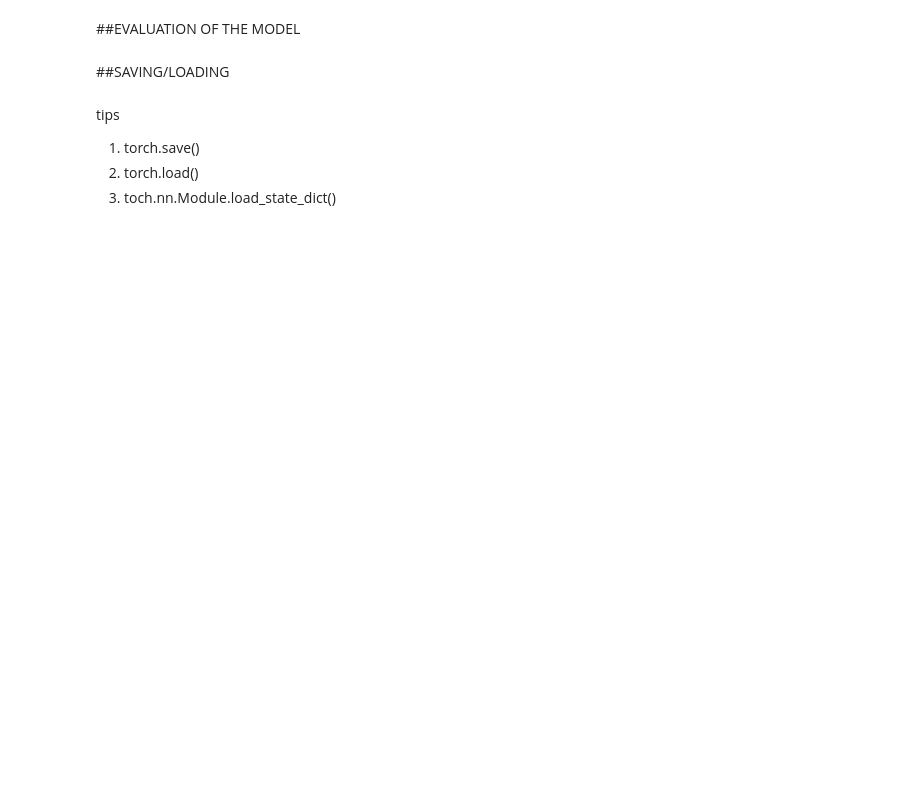
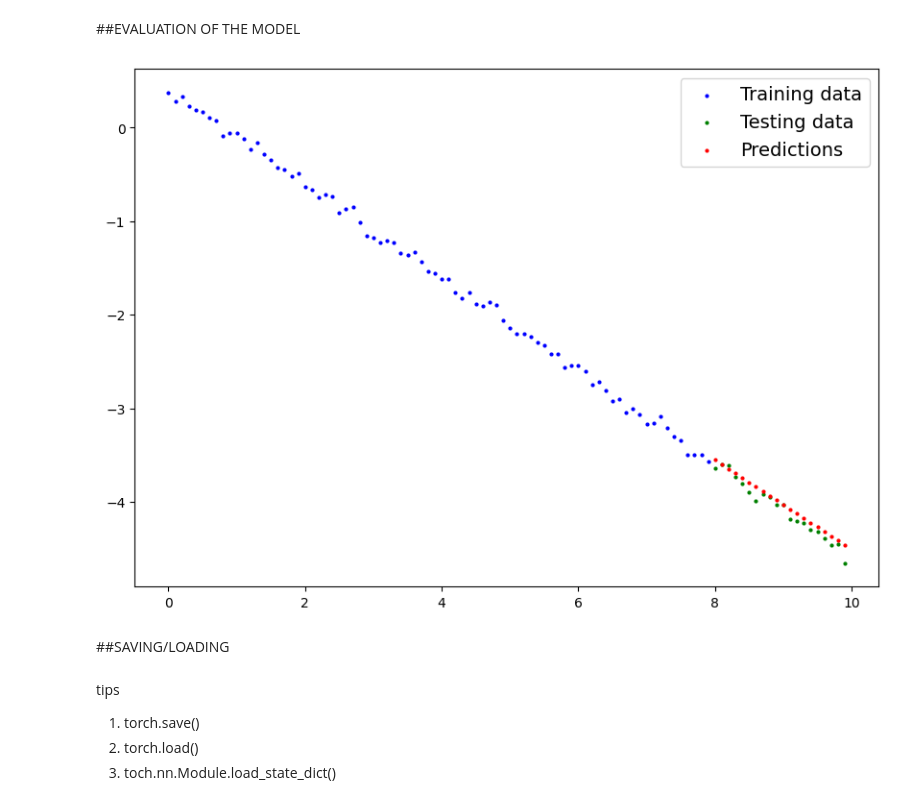
Before and after one commit to AhamedShimak/pytorch, a Jupyter notebook: Linear_regression_using_pytorch.ipynb, the cells around one changed output. Drawn from its saved outputs; the diff is of its cells as text; code cells hidden in the pictures; blank space fills up the shorter version.

```diff
--- a/Linear_regression_using_pytorch.ipynb
+++ b/Linear_regression_using_pytorch.ipynb
@@ -113,3 +236,11 @@ tips
+# %%
+#plot / matrices
+with torch.inference_mode() :
+  y_pred=my_model(x_test.to(device))
+
+details_plot(x_train.to("cpu"),y_train.to("cpu"),x_test.to("cpu"),y_test.to("cpu"),y_pred.to("cpu"))
+# %% [output]
+[figure, added]
 # %% [markdown]
 ##SAVING/LOADING
 # %% [markdown]
```
Also changed, not shown: parts of 18 cells of this notebook.
